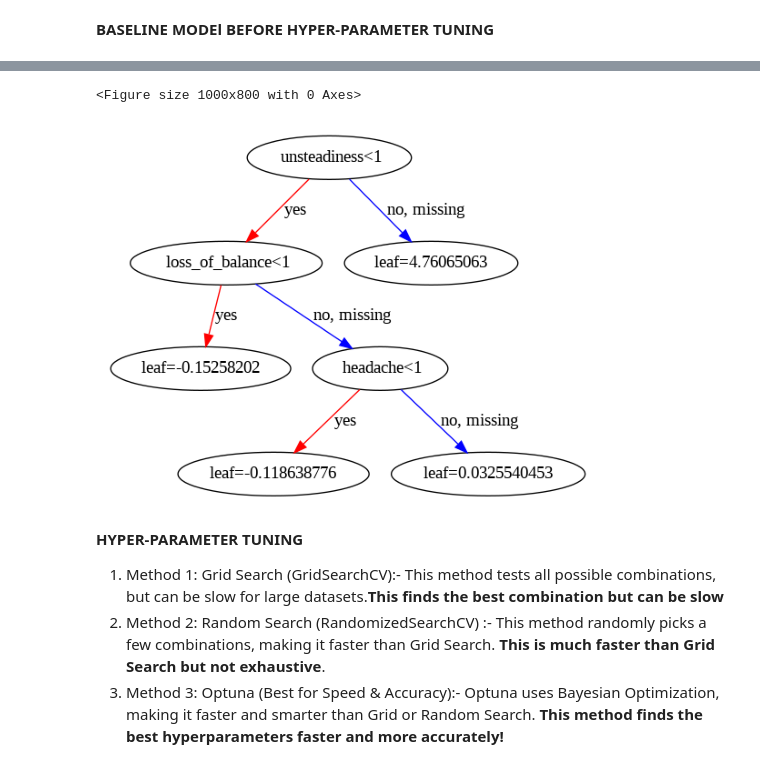
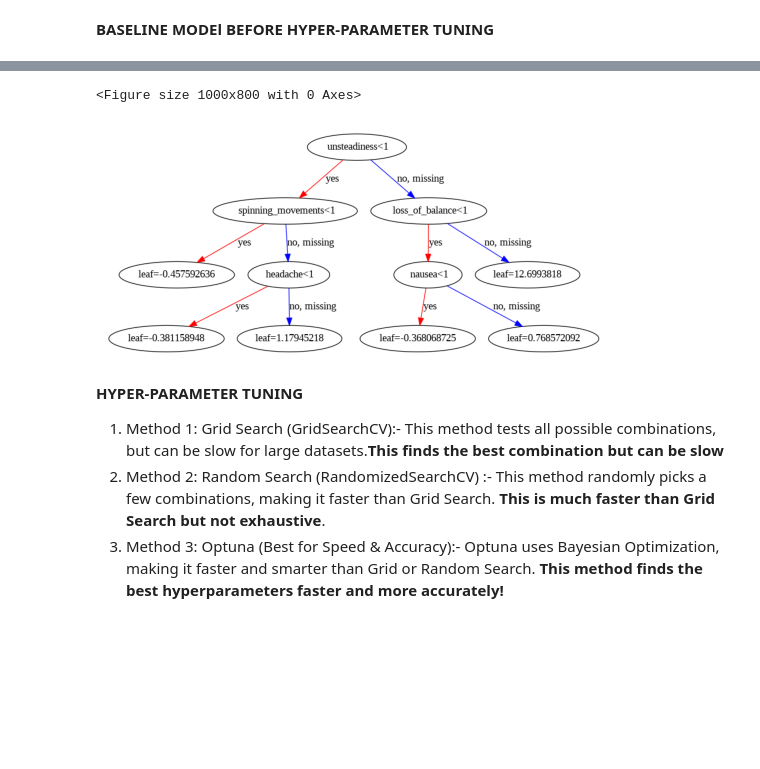
Before and after one commit to raman7976/Symptom-Disease-Diagnosis-ML, a Jupyter notebook: symptom-disease-diagnosis.ipynb, the cells around one changed output, grey strips where cells are left out. Cells and saved outputs as stored; diff of their text form; code cells hidden in the pictures; blank space fills up the shorter version.

```diff
--- a/symptom-disease-diagnosis.ipynb
+++ b/symptom-disease-diagnosis.ipynb
@@ -29,5 +33,5 @@ dataset.csv  symptom_Description.csv  symptom_precaution.csv  Symptom-severity.c
 # %%
-df = pd.read_csv('/root/.cache/kagglehub/datasets/itachi9604/disease-symptom-description-dataset/versions/2/dataset.csv')
+df = pd.read_csv("dataset.csv")
 # %%
 df.head()
 # %% [output]
@@ -171,13 +176,31 @@ X_train,X_val,y_train,y_val = train_test_split(X_train,y_train,test_size=0.25, r
+# %%
+
+import numpy as np
+
+def add_noise_to_symptoms(X, noise_level=0.05):
+    X_noisy = X.copy()
+    noise = np.random.binomial(1, noise_level, size=X.shape)
+    X_noisy = abs(X_noisy - noise)  # flip presence/absence of symptoms
+    return X_noisy
+
+X_train = add_noise_to_symptoms(X_train)
+X_val = add_noise_to_symptoms(X_val)
+X_test = add_noise_to_symptoms(X_test)
 # %% [markdown]
 **BASELINE MODEl BEFORE HYPER-PARAMETER TUNING**
 # %%
 import xgboost as xgb
 from sklearn.metrics import accuracy_score,classification_report,confusion_matrix
-xgb_classifier = xgb.XGBClassifier(random_state=42)
-xgb_classifier.fit(X_train, y_train)
-y_pred = xgb_classifier.predict(X_val)
+xgb_baseline = xgb.XGBClassifier(
+    max_depth=6,
+    n_estimators=56,
+    learning_rate=0.90,
+    random_state=42
+)
+xgb_baseline.fit(X_train, y_train)
+y_pred = xgb_baseline.predict(X_val)
 val_accuracy= accuracy_score(y_val,y_pred)
-print(val_accuracy)
+print(val_accuracy)# VALIDATION SET
 
 print("classification report :- \n",classification_report(y_val, y_pred))
 # %% [output]
@@ -220,11 +247,11 @@ plt.show()
 # %%
 plt.figure(figsize=(10, 8))  # Adjust size
-xgb.plot_tree(xgb_classifier,num_trees=0)
+xgb.plot_tree(xgb_baseline,num_trees=0)
 plt.show()
 # xgb_classifier.get_booster().num_boosted_rounds()
 # %% [output]
 <Figure size 1000x800 with 0 Axes>
-[figure, old version]
+[figure, new version]
 # %% [markdown]
 **HYPER-PARAMETER TUNING**
 1.   Method 1: Grid Search (GridSearchCV):- This method tests all possible combinations, but can be slow for large datasets.**This finds the best combination but can be slow**
```
Also changed, not shown: parts of 25 cells of this notebook.
